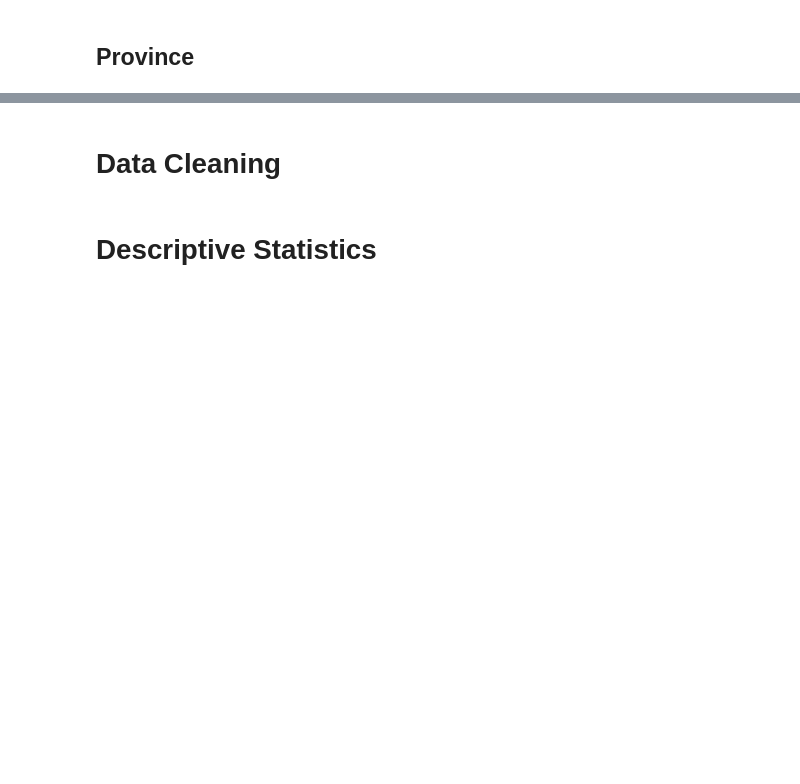
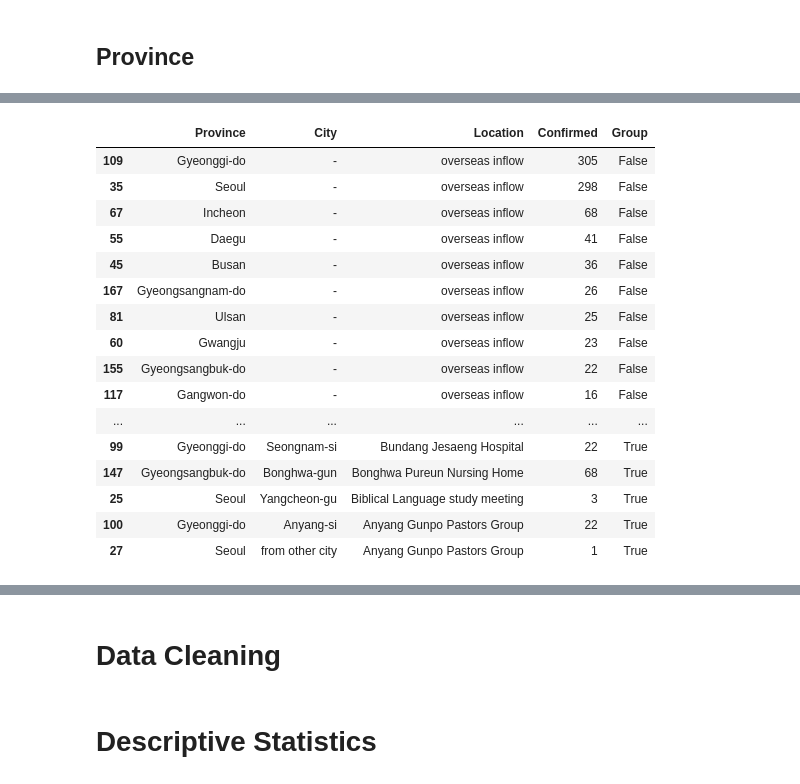
Before and after one commit to KevinNourian/COVID19, a Jupyter notebook: COVID19.ipynb, the cells around one changed output, grey strips where cells are left out. Drawn from its saved outputs; the diff is of its cells as text; code cells hidden in the pictures; blank space fills up the shorter version.

Commit message:
Added Case Data

```diff
--- a/COVID19.ipynb
+++ b/COVID19.ipynb
@@ -238,5 +182,7 @@ patient.rename(
     inplace=True,
 )
 # %%
-patient.head()
+pd.reset_option('display.max_rows')
+Total = patient['Infection'].value_counts()
+Total
 # %% [output]
@@ -279,0 +208,23 @@ groupby_province
+# %%
+case = pd.read_csv(
+    "C:\py\Projects\TuringCollege\COVID19\DataSets\case.csv",
+    index_col=False,
+    skipinitialspace=True,
+)
+# %%
+# Deletes time column.
+case = case.drop(["case_id", "latitude", "longitude"], axis=1)
+# %%
+# Modifies column names.
+case.rename(
+    columns={
+        "province": "Province",
+        "city": "City",
+        "group": "Group",
+        "infection_case": "Location",
+        "confirmed": "Confirmed",
+
+    },
+    inplace=True,
+)
+case.head()
@@ -279,0 +238,24 @@ groupby_province
+# %%
+case = case[
+    ["Province", "City", "Location", "Confirmed", "Group"]
+]
+pd.set_option("max_rows", None)
+case.sort_values(['Location', 'Confirmed'], ascending=[False, False])
+# %% [output]
+|  | Province | City | Location | Confirmed | Group |
+| 109 | Gyeonggi-do | - | overseas inflow | 305 | False |
+| 35 | Seoul | - | overseas inflow | 298 | False |
+| 67 | Incheon | - | overseas inflow | 68 | False |
+| 55 | Daegu | - | overseas inflow | 41 | False |
+| 45 | Busan | - | overseas inflow | 36 | False |
+| 167 | Gyeongsangnam-do | - | overseas inflow | 26 | False |
+| 81 | Ulsan | - | overseas inflow | 25 | False |
+| 60 | Gwangju | - | overseas inflow | 23 | False |
+| 155 | Gyeongsangbuk-do | - | overseas inflow | 22 | False |
+| 117 | Gangwon-do | - | overseas inflow | 16 | False |
+| ... | ... | ... | ... | ... | ... |
+| 99 | Gyeonggi-do | Seongnam-si | Bundang Jesaeng Hospital | 22 | True |
+| 147 | Gyeongsangbuk-do | Bonghwa-gun | Bonghwa Pureun Nursing Home | 68 | True |
+| 25 | Seoul | Yangcheon-gu | Biblical Language study meeting | 3 | True |
+| 100 | Gyeonggi-do | Anyang-si | Anyang Gunpo Pastors Group | 22 | True |
+| 27 | Seoul | from other city | Anyang Gunpo Pastors Group | 1 | True |
```
Also changed, not shown: parts of 20 cells of this notebook.
